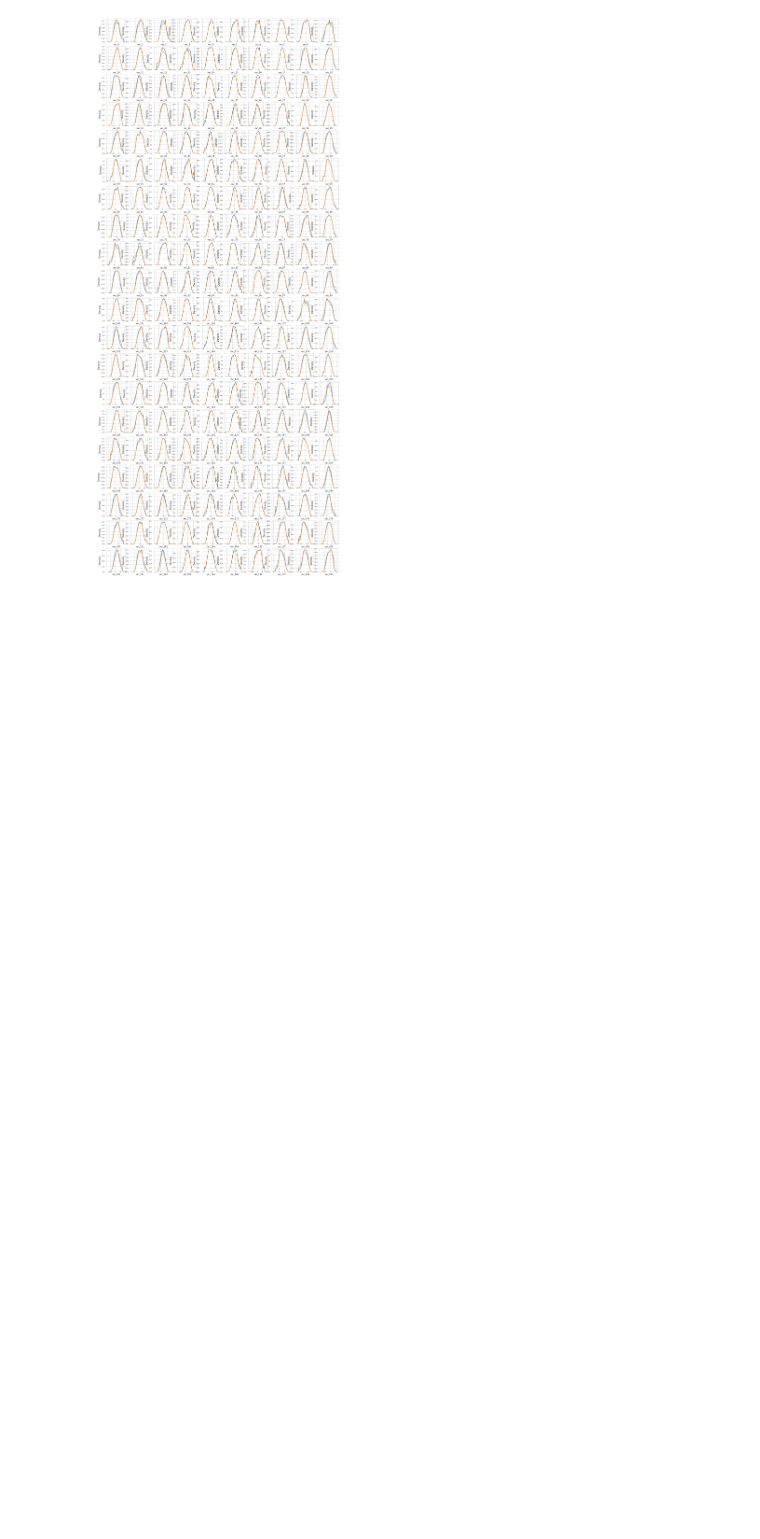
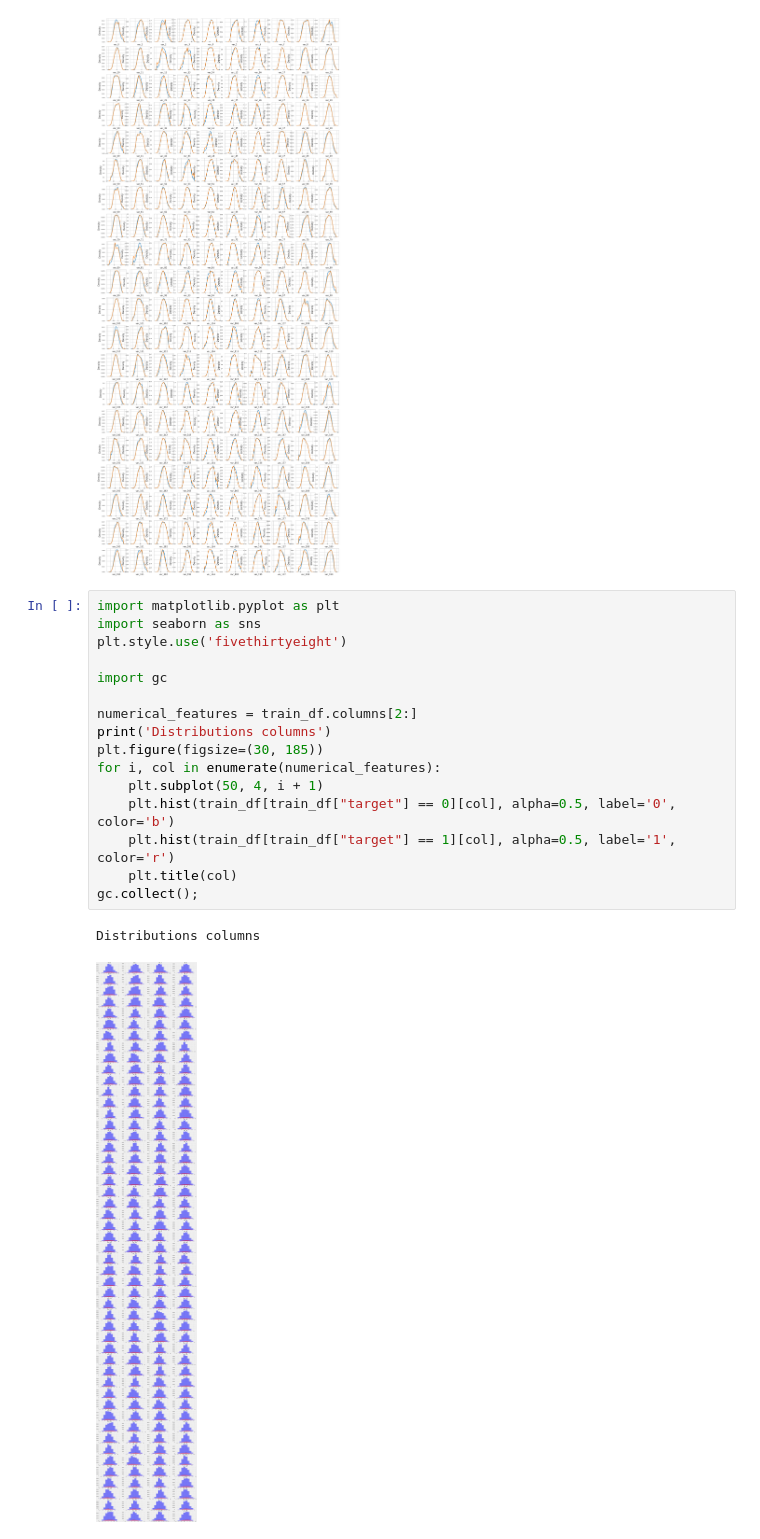
Before and after one commit to ankushjain7/ankushjain7, a Jupyter notebook: Parakeet_Synapse.ipynb, the cells around one changed output. Saved outputs shown, nothing was run; the diff lists cells and outputs as text; blank space fills up the shorter version.

```diff
--- a/Parakeet_Synapse.ipynb
+++ b/Parakeet_Synapse.ipynb
@@ -173,3 +173,22 @@ plot_feature_distribution(t0, t1, '0', '1', features)
 # %% [output]
 <Figure size 432x288 with 0 Axes>
 [figure]
+# %%
+import matplotlib.pyplot as plt
+import seaborn as sns
+plt.style.use('fivethirtyeight')
+
+import gc
+
+numerical_features = train_df.columns[2:]
+print('Distributions columns')
+plt.figure(figsize=(30, 185))
+for i, col in enumerate(numerical_features):
+    plt.subplot(50, 4, i + 1)
+    plt.hist(train_df[train_df["target"] == 0][col], alpha=0.5, label='0', color='b')
+    plt.hist(train_df[train_df["target"] == 1][col], alpha=0.5, label='1', color='r')
+    plt.title(col)
+gc.collect();
+# %% [output]
+Distributions columns
+[figure, added]
```
Also changed, not shown: parts of 7 cells of this notebook.
